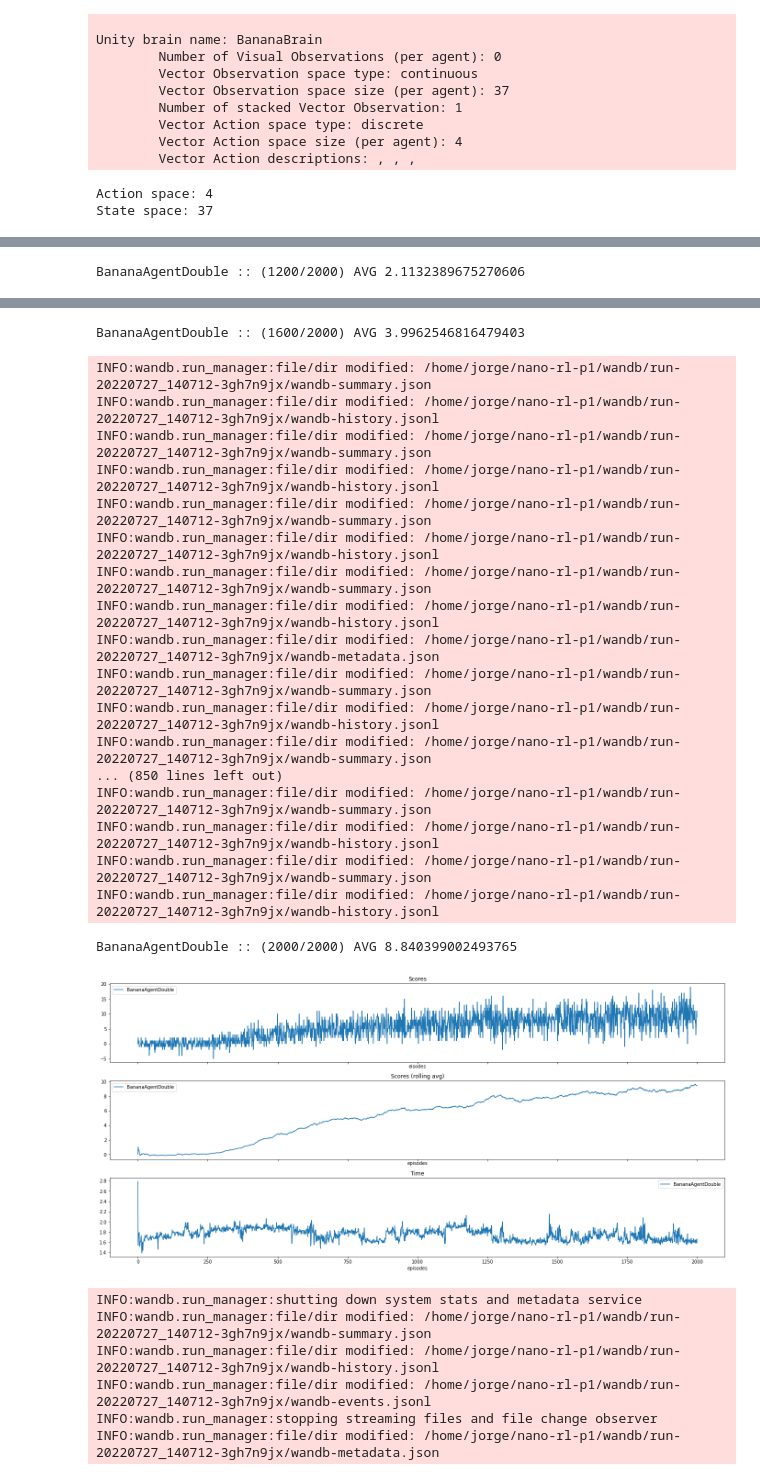
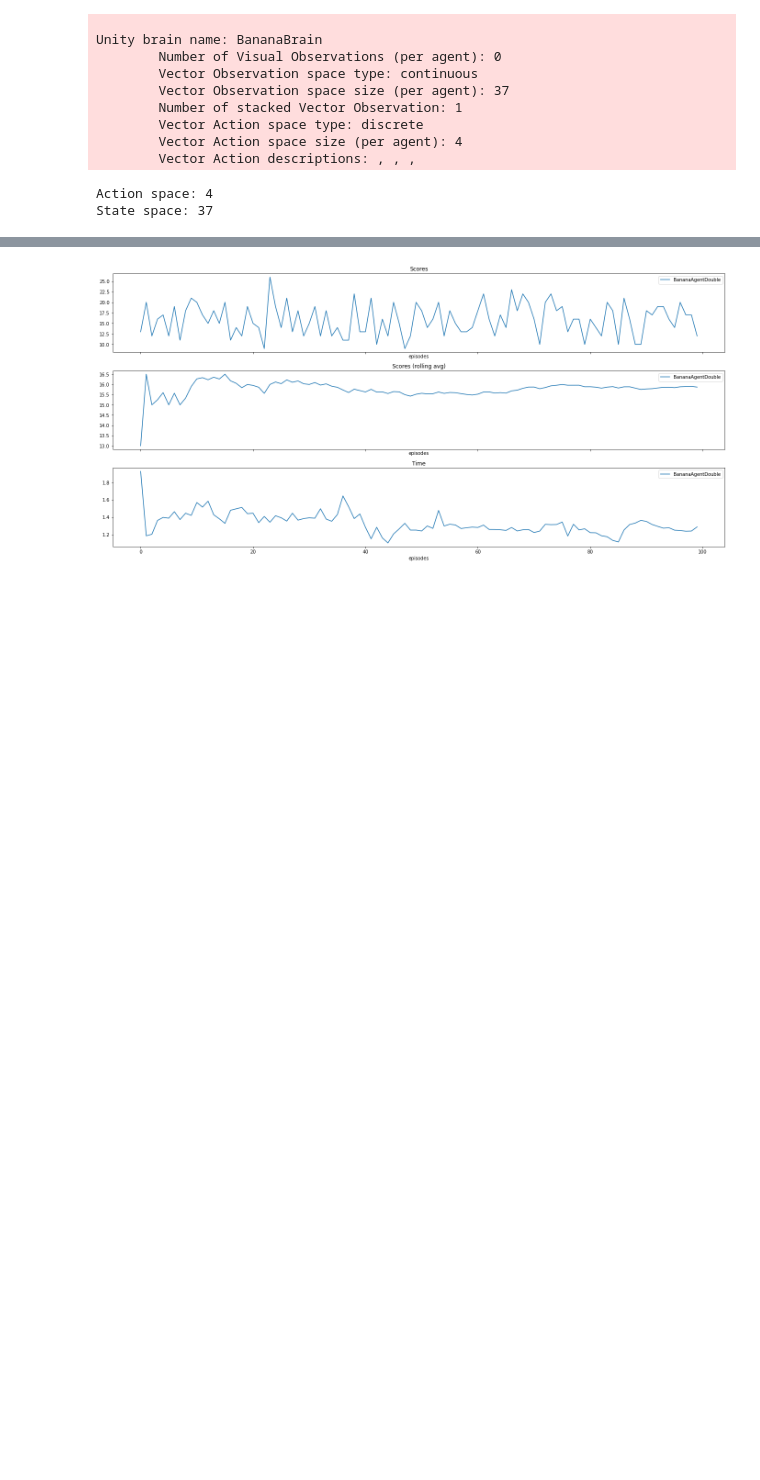
Before and after one commit to jorgemb/udacity-deeprl-banana-agent, a Jupyter notebook: Navigation.ipynb, the cells around one changed output, grey strips where cells are left out. Cells and saved outputs as stored; diff of their text form; code cells hidden in the pictures; blank space fills up the shorter version.

```diff
--- a/Navigation.ipynb
+++ b/Navigation.ipynb
@@ -21,12 +20,14 @@ sns.set_style()
 # %%
 # TODO: Check if Banana is available
 # Load environment and get initial brain
-env = UnityEnvironment("Banana/Banana.x86_64", no_graphics=True)
+env_train_mode = True # Sets the simulation slower and shows the screen with the agent
+
+env = UnityEnvironment("Banana/Banana.x86_64", no_graphics=env_train_mode)
 brain_name = env.brain_names[0]
 brain = env.brains[brain_name]
 
 # Initialize environment for use of the agent
-env_info = env.reset(train_mode=True)[brain_name]
+env_info = env.reset(train_mode=env_train_mode)[brain_name]
 action_space = brain.vector_action_space_size
 state_space = env_info.vector_observations.size
 
@@ -145,33 +124,30 @@ def do_experiment(environment, agent, episodes, print_every):
 # Perform each episode of the training
 figure, axis = plt.subplots(3, 1, figsize=(19, 9), constrained_layout=True, sharex="all")
 axis[0].set_title("Scores")
-axis[0].set_xlabel("eisodes")
+axis[0].set_xlabel("episodes")
 axis[1].set_title("Scores (rolling avg)")
 axis[1].set_xlabel("episodes")
 axis[2].set_title("Time")
 axis[2].set_xlabel("episodes")
 
-with wandb.init(project='nanorl-p1') as run:
-    average_window = wandb.config.avg_window
-    episodes = wandb.config.episodes
-    print_every = 400
+average_window = 100
+episodes = 100
+print_every = 10
 
-    agent = create_agent(state_space, action_space, **wandb.config)
-    # Do experiment
-    scores, times = do_experiment(env, agent, episodes, print_every)
-    agent_name = agent.agent_name()
+# agent = create_agent(state_space, action_space, **wandb.config)
+agent = torch.load("agents/BananaAgentDouble-1lalhy3r.pt")
+# Do experiment
+scores, times = do_experiment(env, agent, episodes, print_every)
+agent_name = agent.agent_name()
 
-    # Save agent
-    torch.save(agent, f"agents/{agent_name}-{run.id}.pt")
+# Plot the statistics
+x = np.arange(episodes)
+sns.lineplot(x=x, y=scores, label=agent_name, ax=axis[0])
 
-    # Plot the statistics
-    x = np.arange(episodes)
-    sns.lineplot(x=x, y=scores, label=agent_name, ax=axis[0])
+avg = [np.average(scores[max(0, n-average_window):n+1]) for n in range(episodes)]
+sns.lineplot(x=x, y=avg, label=agent_name, ax=axis[1])
 
-    avg = [np.average(scores[max(0, n-average_window):n+1]) for n in range(episodes)]
-    sns.lineplot(x=x, y=avg, label=agent_name, ax=axis[1])
-
-    sns.lineplot(x=x, y=times, label=agent_name, ax=axis[2])
+sns.lineplot(x=x, y=times, label=agent_name, ax=axis[2])
 
 plt.show()
 # %% [output]
@@ -234 +163,0 @@ INFO:wandb.run_manager:file/dir modified: /home/jorge/nano-rl-p1/wandb/run-20220
-BananaAgentDouble :: (1200/2000) AVG 2.1132389675270606
@@ -252,29 +164,4 @@ INFO:wandb.run_manager:file/dir modified: /home/jorge/nano-rl-p1/wandb/run-20220
-BananaAgentDouble :: (1600/2000) AVG 3.9962546816479403
-INFO:wandb.run_manager:file/dir modified: /home/jorge/nano-rl-p1/wandb/run-20220727_140712-3gh7n9jx/wandb-summary.json
-INFO:wandb.run_manager:file/dir modified: /home/jorge/nano-rl-p1/wandb/run-20220727_140712-3gh7n9jx/wandb-history.jsonl
-INFO:wandb.run_manager:file/dir modified: /home/jorge/nano-rl-p1/wandb/run-20220727_140712-3gh7n9jx/wandb-summary.json
-INFO:wandb.run_manager:file/dir modified: /home/jorge/nano-rl-p1/wandb/run-20220727_140712-3gh7n9jx/wandb-history.jsonl
-INFO:wandb.run_manager:file/dir modified: /home/jorge/nano-rl-p1/wandb/run-20220727_140712-3gh7n9jx/wandb-summary.json
-INFO:wandb.run_manager:file/dir modified: /home/jorge/nano-rl-p1/wandb/run-20220727_140712-3gh7n9jx/wandb-history.jsonl
-INFO:wandb.run_manager:file/dir modified: /home/jorge/nano-rl-p1/wandb/run-20220727_140712-3gh7n9jx/wandb-summary.json
-INFO:wandb.run_manager:file/dir modified: /home/jorge/nano-rl-p1/wandb/run-20220727_140712-3gh7n9jx/wandb-history.jsonl
-INFO:wandb.run_manager:file/dir modified: /home/jorge/nano-rl-p1/wandb/run-20220727_140712-3gh7n9jx/wandb-metadata.json
-INFO:wandb.run_manager:file/dir modified: /home/jorge/nano-rl-p1/wandb/run-20220727_140712-3gh7n9jx/wandb-summary.json
-INFO:wandb.run_manager:file/dir modified: /home/jorge/nano-rl-p1/wandb/run-20220727_140712-3gh7n9jx/wandb-history.jsonl
-INFO:wandb.run_manager:file/dir modified: /home/jorge/nano-rl-p1/wandb/run-20220727_140712-3gh7n9jx/wandb-summary.json
-... (850 lines left out)
-INFO:wandb.run_manager:file/dir modified: /home/jorge/nano-rl-p1/wandb/run-20220727_140712-3gh7n9jx/wandb-summary.json
-INFO:wandb.run_manager:file/dir modified: /home/jorge/nano-rl-p1/wandb/run-20220727_140712-3gh7n9jx/wandb-history.jsonl
-INFO:wandb.run_manager:file/dir modified: /home/jorge/nano-rl-p1/wandb/run-20220727_140712-3gh7n9jx/wandb-summary.json
-INFO:wandb.run_manager:file/dir modified: /home/jorge/nano-rl-p1/wandb/run-20220727_140712-3gh7n9jx/wandb-history.jsonl
-BananaAgentDouble :: (2000/2000) AVG 8.840399002493765
-[figure, old version]
+[figure, new version]
-INFO:wandb.run_manager:shutting down system stats and metadata service
-INFO:wandb.run_manager:file/dir modified: /home/jorge/nano-rl-p1/wandb/run-20220727_140712-3gh7n9jx/wandb-summary.json
-INFO:wandb.run_manager:file/dir modified: /home/jorge/nano-rl-p1/wandb/run-20220727_140712-3gh7n9jx/wandb-history.jsonl
-INFO:wandb.run_manager:file/dir modified: /home/jorge/nano-rl-p1/wandb/run-20220727_140712-3gh7n9jx/wandb-events.jsonl
-INFO:wandb.run_manager:stopping streaming files and file change observer
-INFO:wandb.run_manager:file/dir modified: /home/jorge/nano-rl-p1/wandb/run-20220727_140712-3gh7n9jx/wandb-metadata.json
 # %%
 # Close environment
 env.close()
```
Also changed, not shown: parts of 3 cells of this notebook, 23 other files.
